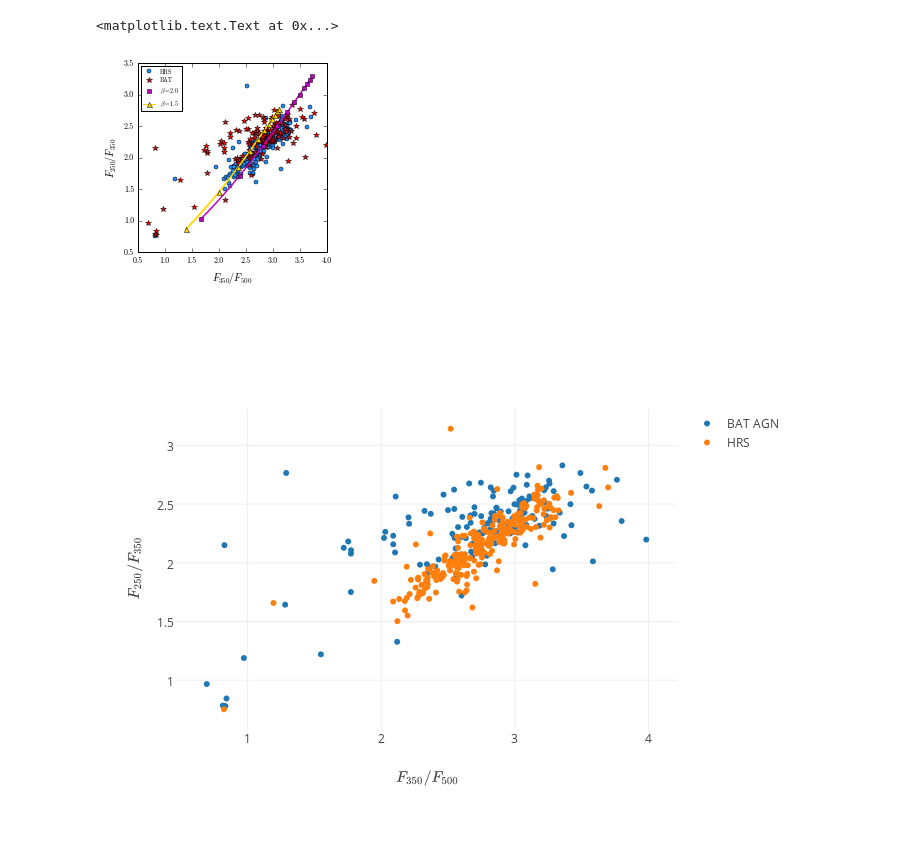
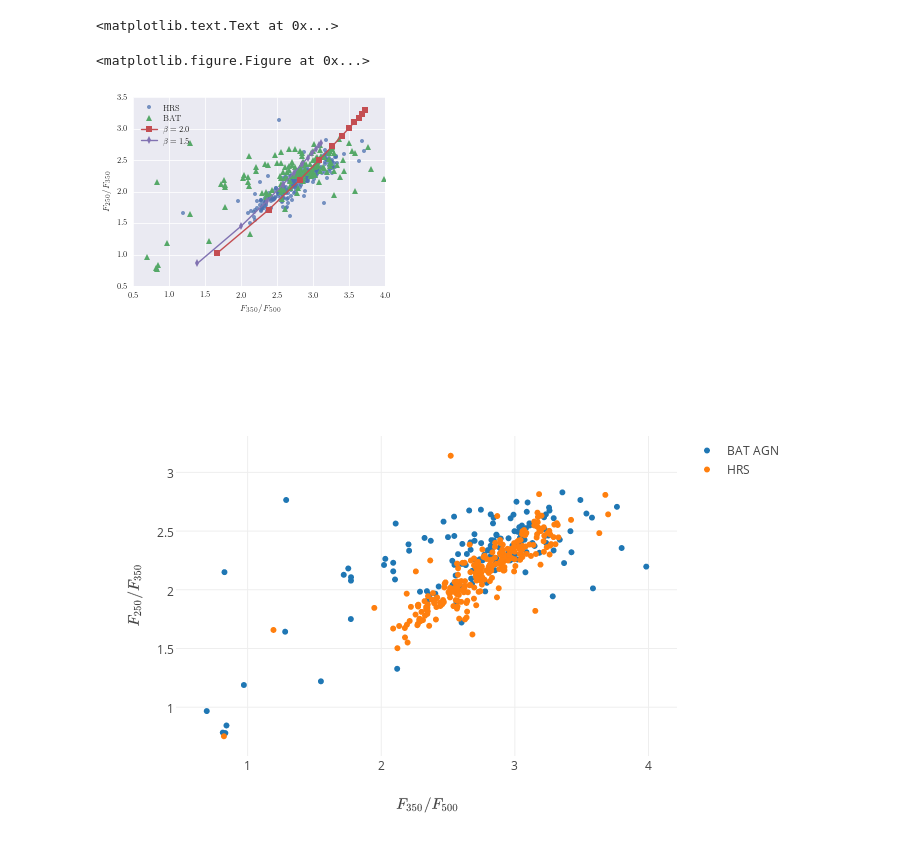
Before and after one commit to ttshimiz/spire-catalog, a Jupyter notebook: figures/spire_color_hist2/spire_color_correlation.ipynb, the cells around one changed output. Saved outputs shown, nothing was run; the diff lists cells and outputs as text; code cells hidden in the pictures.

```diff
--- a/figures/spire_color_hist2/spire_color_correlation.ipynb
+++ b/figures/spire_color_hist2/spire_color_correlation.ipynb
@@ -14,10 +19,15 @@ textwidth = 513.11743     #in points
 pts2inches = 1./72.27    #Conversion from pts to inches
 fw_column = columnwidth * pts2inches  #Figure width for a figure that spans the width of a column
 fw_text   = textwidth * pts2inches    #Figure width for a figure that spans the width of the page
-mpl.rcParams['axes.labelsize'] = 10
-mpl.rcParams['xtick.labelsize'] = 8
-mpl.rcParams['ytick.labelsize'] = 8
-mpl.rcParams['legend.fontsize'] = 6
+#mpl.rcParams['axes.labelsize'] = 10
+#mpl.rcParams['xtick.labelsize'] = 8
+#mpl.rcParams['ytick.labelsize'] = 8
+#mpl.rcParams['legend.fontsize'] = 6
+mpl.rcParams['text.usetex'] = True
+seaborn.set()
+seaborn.set_context("paper")
+mpl.rcParams['font.family'] = 'serif'
+mpl.rcParams['font.serif'] = 'Computer Modern Roman'
 # %%
 #Upload the HRS data
 #We apply corrections to the fluxes to account for the different beam areas used in the photometry of the BAT AGN and HRS
@@ -76,24 +86,28 @@ theory_color_350_500_2 = ((nu_350/nu_500)**(beta2)*(nu_350/nu_500)**(3)*(np.exp(
                           (np.exp(planckh*nu_350/boltzmannk/temp)-1))
 # %%
 #Plot the colors both observed and theoretical
-fig = plt.figure(figsize=(fw_column, fw_column))
+clf()
+#fig = plt.figure(figsize=(10, 7.5))
+fig = plt.figure(figsize=(fw_column*1.33, fw_column))
 ax = fig.add_subplot(111)
 
-ax.plot(hrs_color_350_500, hrs_color_250_350, marker='o', color= 'dodgerblue', ms=4, label='HRS', ls='None')
-ax.plot(bat_color_350_500, bat_color_250_350, color='r', marker='*', ms=6, ls='None', label='BAT')
-ax.plot(theory_color_350_500_1, theory_color_250_350_1, 'm-', lw=1.5, label='_nolabel')
-ax.plot(theory_color_350_500_2, theory_color_250_350_2, ls='-', lw=1.5, color='gold', label='_nolabel')
-ax.plot(theory_color_350_500_1[range(0,550, 50)], theory_color_250_350_1[range(0,550, 50)], 'ms', ms=4, label=r'$\beta=2.0$')
-ax.plot(theory_color_350_500_2[range(0,550, 50)], theory_color_250_350_2[range(0,550, 50)], marker='^', ms=5, color='gold',
-        label=r'$\beta=1.5$')
+ax.plot(hrs_color_350_500, hrs_color_250_350, label='HRS', ls='None', marker='o', mec='white', alpha=0.75, ms=4)
+ax.plot(bat_color_350_500, bat_color_250_350, label='BAT', ls='None', marker='^', mec='white')
+#ax.plot(theory_color_350_500_1, theory_color_250_350_1, 'm-', lw=1.5, label='_nolabel')
+#ax.plot(theory_color_350_500_2, theory_color_250_350_2, ls='-', lw=1.5, color='gold', label='_nolabel')
+ax.plot(theory_color_350_500_1[range(0,550, 50)], theory_color_250_350_1[range(0,550, 50)], marker='s',
+        label=r'$\beta=2.0$', mec='white')
+ax.plot(theory_color_350_500_2[range(0,550, 50)], theory_color_250_350_2[range(0,550, 50)], marker='d',
+        label=r'$\beta=1.5$', mec='white')
 ax.legend(loc='upper left')
 ax.set_xlim(0.5, 4.0)
 ax.set_ylim(0.5, 3.5)
 ax.set_xlabel(r'$F_{350}/F_{500}$')
 ax.set_ylabel(r'$F_{250}/F_{350}$')
 #plt.show()
 # %% [output]
 <matplotlib.text.Text at 0x...>
+<matplotlib.figure.Figure at 0x...>
-[figure, old version]
+[figure, new version]
 # %%
 #Save the figure
```
Also changed, not shown: parts of 5 cells of this notebook.
